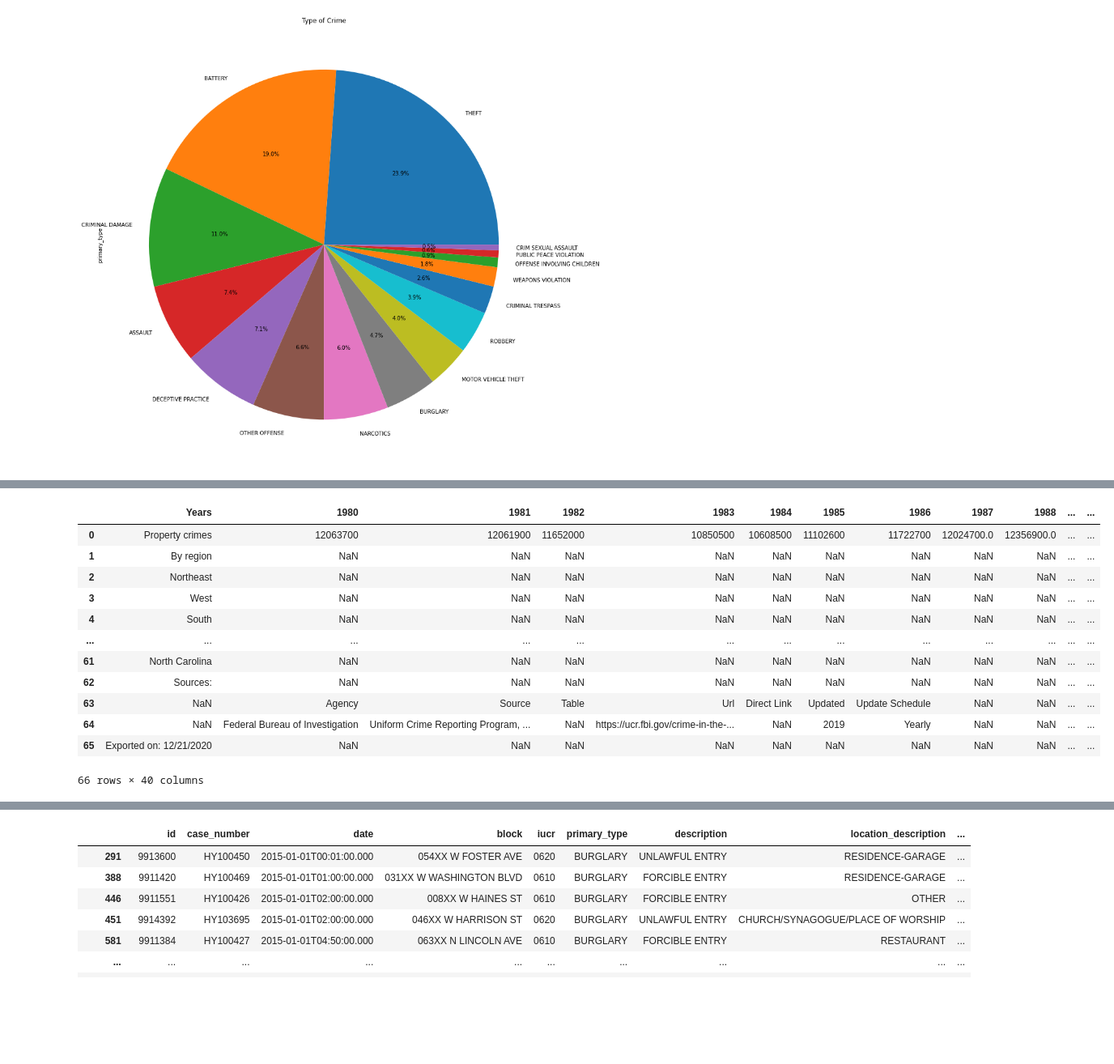
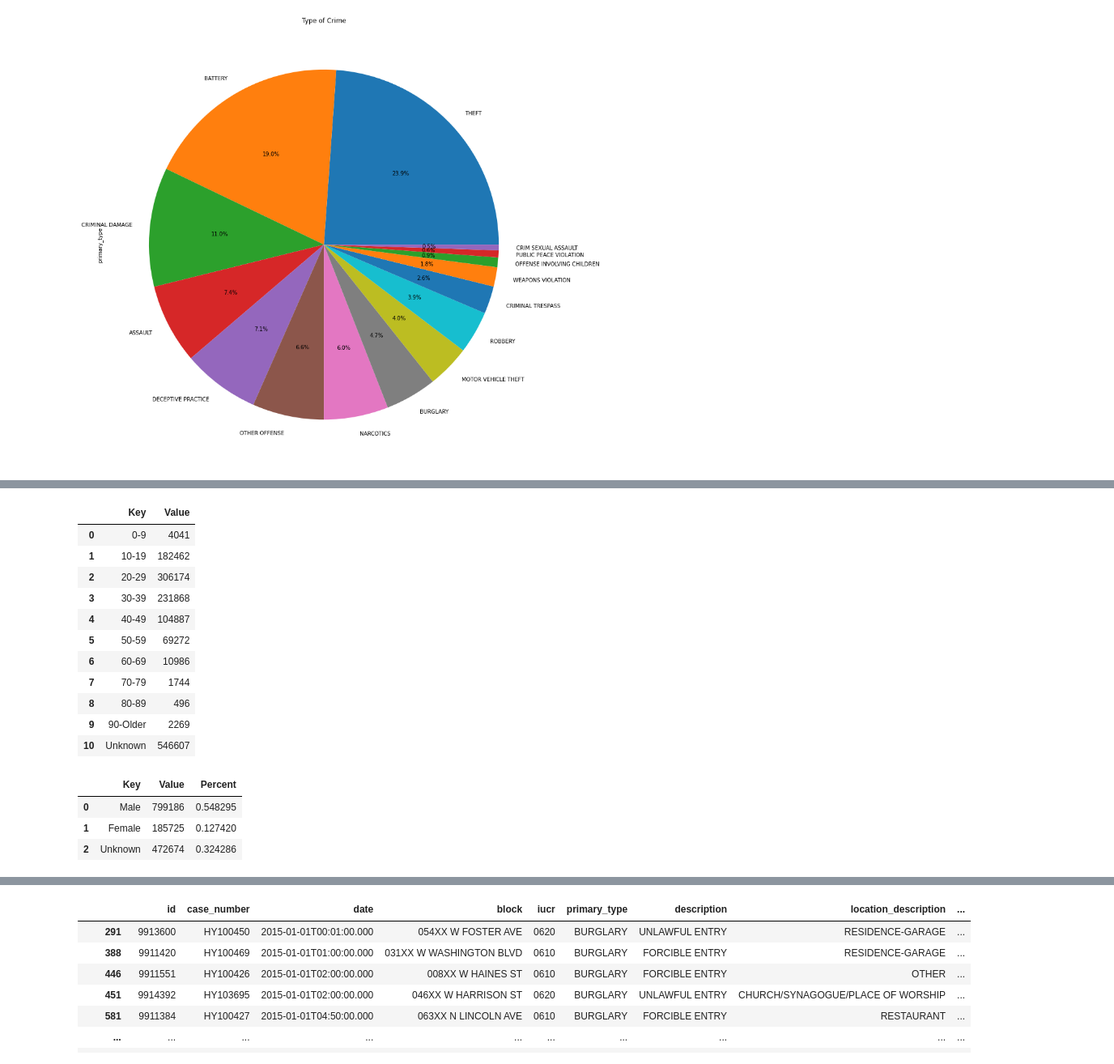
Before and after one commit to annivas/annivas.github.io, a Jupyter notebook: CMSC320 Final Project.ipynb, the cells around one changed output, grey strips where cells are left out. Shown at 81% size. Cells and saved outputs as stored; diff of their text form; code cells hidden in the pictures; blank space fills up the shorter version.

```diff
--- a/CMSC320 Final Project.ipynb
+++ b/CMSC320 Final Project.ipynb
@@ -180,19 +180,26 @@ NON-CRIMINAL (SUBJECT SPECIFIED)     3.922722e-06
 RITUALISM                            6.537871e-07
 Name: primary_type, dtype: float64
 # %%
-property_crimes = pd.read_csv("https://annivas.github.io/property_crimes_usafacts.csv")
-property_crimes
+offender_age = pd.read_csv("https://annivas.github.io/files/offender-age-2015-2019.csv")
+offender_age
 # %% [output]
-|  | Years | 1980 | 1981 | 1982 | 1983 | 1984 | 1985 | 1986 | 1987 | 1988 | ... | ... |
-| 0 | Property crimes | 12063700 | 12061900 | 11652000 | 10850500 | 10608500 | 11102600 | 11722700 | 12024700.0 | 12356900.0 | ... | ... |
-| 1 | By region | NaN | NaN | NaN | NaN | NaN | NaN | NaN | NaN | NaN | ... | ... |
-| 2 | Northeast | NaN | NaN | NaN | NaN | NaN | NaN | NaN | NaN | NaN | ... | ... |
-| 3 | West | NaN | NaN | NaN | NaN | NaN | NaN | NaN | NaN | NaN | ... | ... |
-| 4 | South | NaN | NaN | NaN | NaN | NaN | NaN | NaN | NaN | NaN | ... | ... |
-| ... | ... | ... | ... | ... | ... | ... | ... | ... | ... | ... | ... | ... |
-| 61 | North Carolina | NaN | NaN | NaN | NaN | NaN | NaN | NaN | NaN | NaN | ... | ... |
-| 62 | Sources: | NaN | NaN | NaN | NaN | NaN | NaN | NaN | NaN | NaN | ... | ... |
-| 63 | NaN | Agency | Source | Table | Url | Direct Link | Updated | Update Schedule | NaN | NaN | ... | ... |
-| 64 | NaN | Federal Bureau of Investigation | Uniform Crime Reporting Program, ... | NaN | https://ucr.fbi.gov/crime-in-the-... | NaN | 2019 | Yearly | NaN | NaN | ... | ... |
-| 65 | Exported on: 12/21/2020 | NaN | NaN | NaN | NaN | NaN | NaN | NaN | NaN | NaN | ... | ... |
+|  | Key | Value |
+| 0 | 0-9 | 4041 |
+| 1 | 10-19 | 182462 |
+| 2 | 20-29 | 306174 |
+| 3 | 30-39 | 231868 |
+| 4 | 40-49 | 104887 |
+| 5 | 50-59 | 69272 |
+| 6 | 60-69 | 10986 |
+| 7 | 70-79 | 1744 |
+| 8 | 80-89 | 496 |
+| 9 | 90-Older | 2269 |
+| 10 | Unknown | 546607 |
-66 rows × 40 columns
+# %%
+offender_sex = pd.read_csv("https://annivas.github.io/files/offender-sex-2015-2019.csv")
+offender_sex
+# %% [output]
+|  | Key | Value | Percent |
+| 0 | Male | 799186 | 0.548295 |
+| 1 | Female | 185725 | 0.127420 |
+| 2 | Unknown | 472674 | 0.324286 |
```
Also changed, not shown: parts of 5 cells of this notebook, 2 other files.
